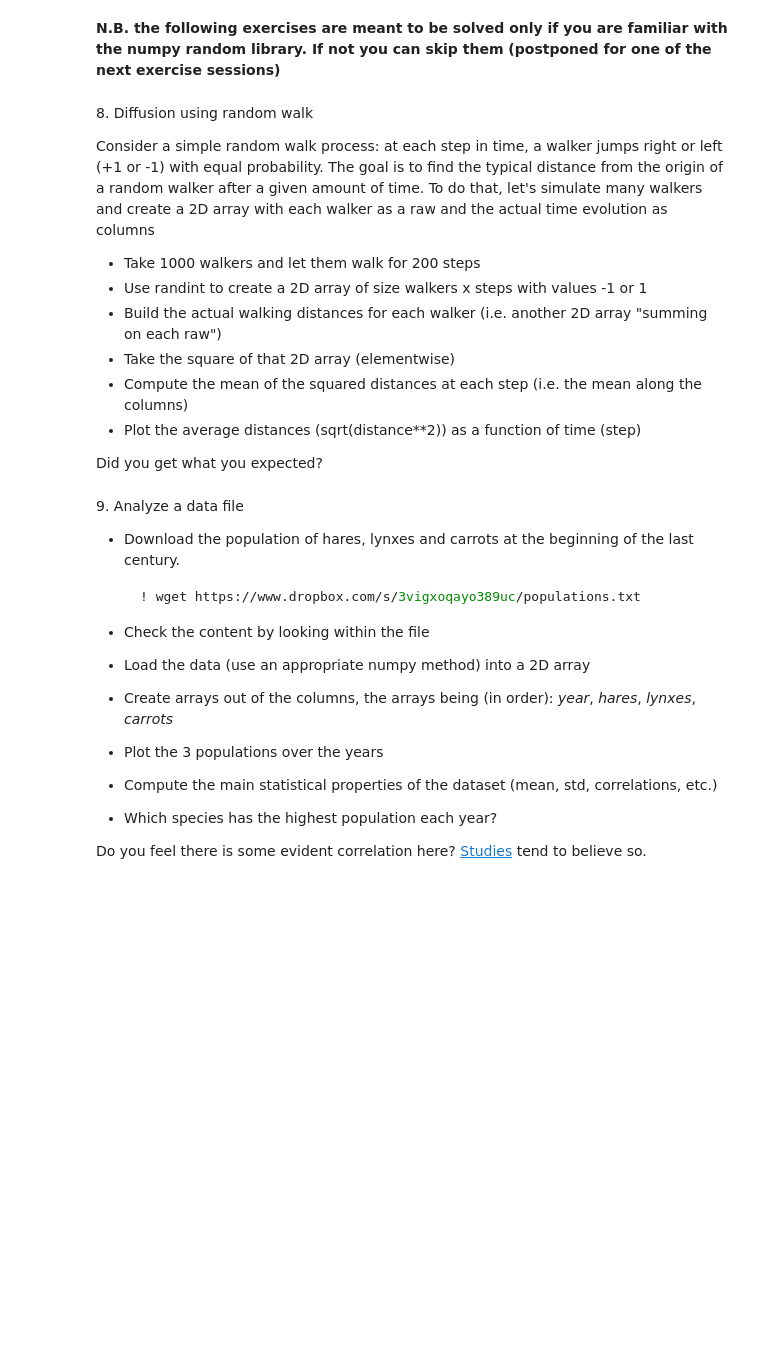
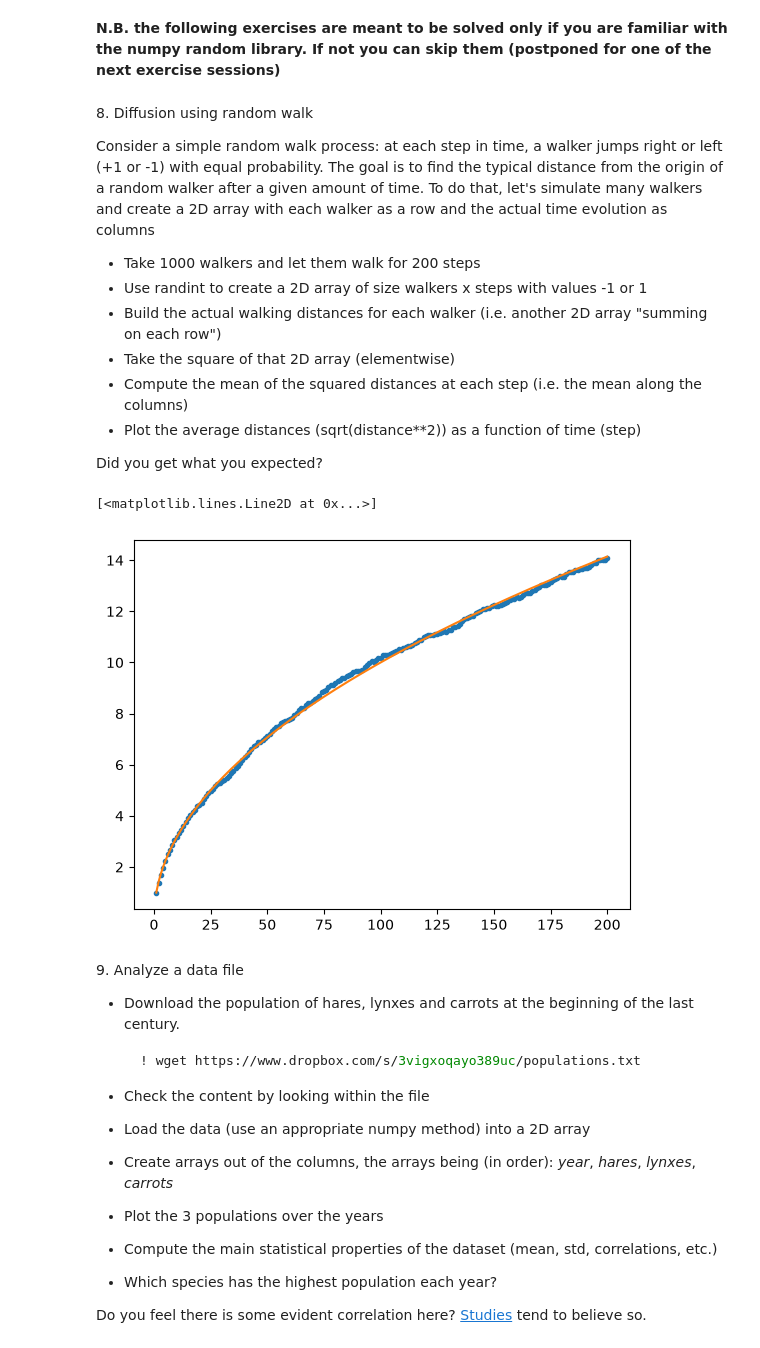
Before and after one commit to garelliloris/LaboratoryOfComputationalPhysics_Y9, a Jupyter notebook: 04ex_Numpy.ipynb, the cells around one changed output. Cells and saved outputs as stored; diff of their text form; code cells hidden in the pictures; blank space fills up the shorter version.

```diff
--- a/04ex_Numpy.ipynb
+++ b/04ex_Numpy.ipynb
@@ -175,16 +248,30 @@ The corresponding positions in miles are: 0, 198, 303, 736, 871, 1175, 1475, 154
 8\. Diffusion using random walk
 
 Consider a simple random walk process: at each step in time, a walker jumps right or left (+1 or -1) with equal probability. The goal is to find the typical distance from the origin of a random walker after a given amount of time.
-To do that, let's simulate many walkers and create a 2D array with each walker as a raw and the actual time evolution as columns
+To do that, let's simulate many walkers and create a 2D array with each walker as a row and the actual time evolution as columns
 
   * Take 1000 walkers and let them walk for 200 steps
   * Use randint to create a 2D array of size walkers x steps with values -1 or 1
-  * Build the actual walking distances for each walker (i.e. another 2D array "summing on each raw")
+  * Build the actual walking distances for each walker (i.e. another 2D array "summing on each row")
   * Take the square of that 2D array (elementwise)
   * Compute the mean of the squared distances at each step (i.e. the mean along the columns)
   * Plot the average distances (sqrt(distance\*\*2)) as a function of time (step)
 
 Did you get what you expected?
+# %%
+t=200
+w=1000
+steps=2*np.random.randint(0,2,size=(w,t))-1
+distance=steps.cumsum(axis=1)
+dsq=distance**2
+msd=dsq.mean(axis=0)
+
+x=np.arange(1, t+1)
+plt.plot(x,np.sqrt(msd),'.')
+plt.plot(x,np.sqrt(x))
+# %% [output]
+[<matplotlib.lines.Line2D at 0x...>]
+[figure, added]
 # %% [markdown]
 9\. Analyze a data file
   * Download the population of hares, lynxes and carrots at the beginning of the last century.
```
Also changed, not shown: parts of 7 cells of this notebook, 5 other files.
